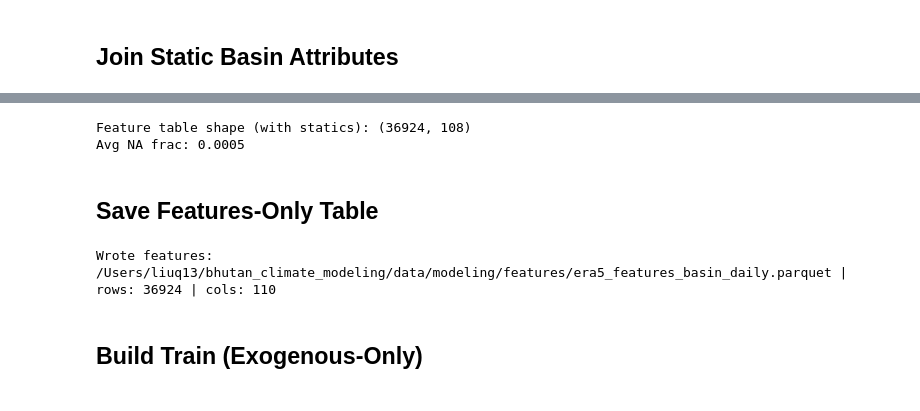
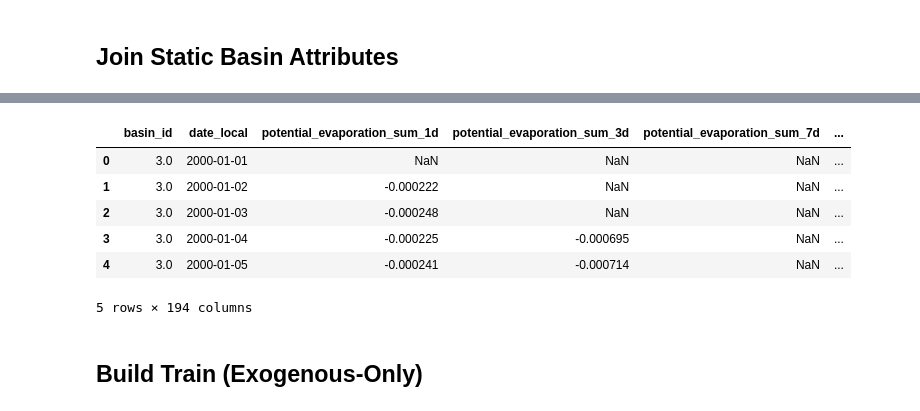
Before and after one commit to QingfangLiu/bhutan_climate_modeling, a Jupyter notebook: code/modeling/StageD_part2_dynamic_features.ipynb, the cells around one changed output, grey strips where cells are left out. Saved outputs shown, nothing was run; the diff lists cells and outputs as text; code cells hidden in the pictures.

```diff
--- a/code/modeling/StageD_part2_dynamic_features.ipynb
+++ b/code/modeling/StageD_part2_dynamic_features.ipynb
@@ -386,14 +321,2 @@ feat
 # %% [markdown]
 ## Join Static Basin Attributes
-# %%
-# === Join static attributes onto each (basin_id, date_local) row ===
-static = pd.read_parquet(STATIC_ATTR_PARQUET)
-need_cols = {"basin_id"}
-if not need_cols.issubset(static.columns):
-    raise ValueError("Static attributes must include 'basin_id'.")
-
-# Reduce static to unique (in case of extras)
-static = static.groupby("basin_id", as_index=False).first()
-
-feat = feat.merge(static, on="basin_id", how="left")
-print("Feature table shape (with statics):", feat.shape)
@@ -418,22 +323,24 @@ feat
-# %%
-# Quick NA diagnostics
-feature_cols = [c for c in feat.columns if c not in {"basin_id","date_local"}]
-feat["feature_na_count"] = feat[feature_cols].isna().sum(axis=1)
-feat["feature_na_frac"]  = feat["feature_na_count"] / len(feature_cols)
-
-print("Avg NA frac:", round(feat["feature_na_frac"].mean(), 4))
-# %% [output]
-Feature table shape (with statics): (36924, 108)
-Avg NA frac: 0.0005
-# %% [markdown]
-## Save Features-Only Table
-# %%
-# === Save engineered features (no target) ===
-feat_sorted = feat.sort_values(["basin_id","date_local"]).reset_index(drop=True)
-feat_sorted.to_parquet(FEATURES_DAILY_PARQUET, index=False)
-print("Wrote features:", FEATURES_DAILY_PARQUET, "| rows:", len(feat_sorted), "| cols:", len(feat_sorted.columns))
-# %% [output]
-Wrote features: /Users/liuq13/bhutan_climate_modeling/data/modeling/features/era5_features_basin_daily.parquet | rows: 36924 | cols: 110
+# %%
+# Join static attributes
+static = pd.read_parquet(STATIC_ATTR_PARQUET)
+
+# Join on both basin_id and basin_name
+final = feat.merge(
+    static,
+    on="basin_id",
+    how="left",
+    validate="m:1"  # ensures many-to-one merge: many daily rows per one basin
+)
+
+final.head()
+# %% [output]
+|  | basin_id | date_local | potential_evaporation_sum_1d | potential_evaporation_sum_3d | potential_evaporation_sum_7d | ... |
+| 0 | 3.0 | 2000-01-01 | NaN | NaN | NaN | ... |
+| 1 | 3.0 | 2000-01-02 | -0.000222 | NaN | NaN | ... |
+| 2 | 3.0 | 2000-01-03 | -0.000248 | NaN | NaN | ... |
+| 3 | 3.0 | 2000-01-04 | -0.000225 | -0.000695 | NaN | ... |
+| 4 | 3.0 | 2000-01-05 | -0.000241 | -0.000714 | NaN | ... |
+5 rows × 194 columns
 # %% [markdown]
 ## Build Train (Exogenous-Only)
 # %%
```
Also changed, not shown: parts of 25 cells of this notebook, 1 other file.
